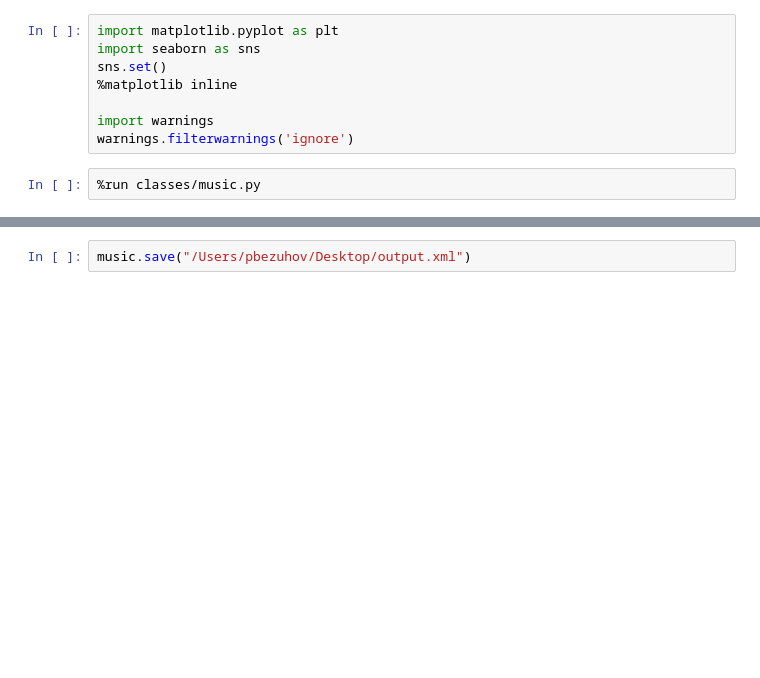
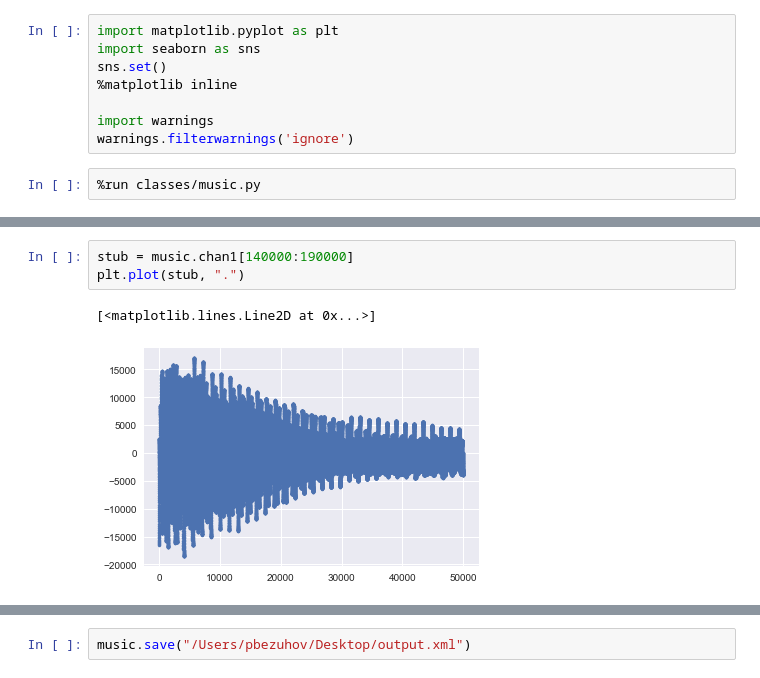
Before and after one commit to pstetz/Pitch-Perfect, a Jupyter notebook: main.ipynb, the cells around one changed output, grey strips where cells are left out. Cells and saved outputs as stored; diff of their text form; blank space fills up the shorter version.

```diff
--- a/main.ipynb
+++ b/main.ipynb
@@ -24,0 +19,6 @@ A, octave: 3, actual pitch: 216.0Hz, ideal pitch: 220.0Hz
+# %%
+stub = music.chan1[140000:190000]
+plt.plot(stub, ".")
+# %% [output]
+[<matplotlib.lines.Line2D at 0x...>]
+[figure, added]
```
Also changed, not shown: parts of 5 cells of this notebook, 3 other files.
